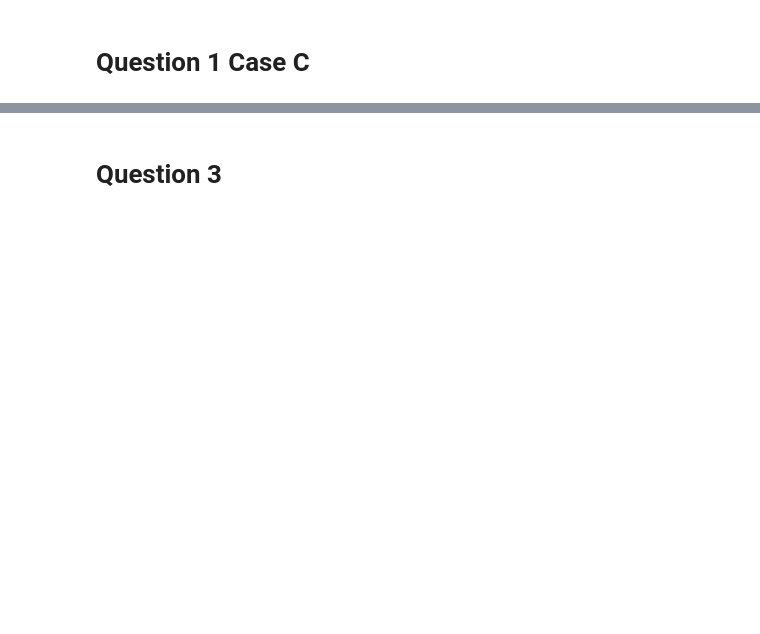
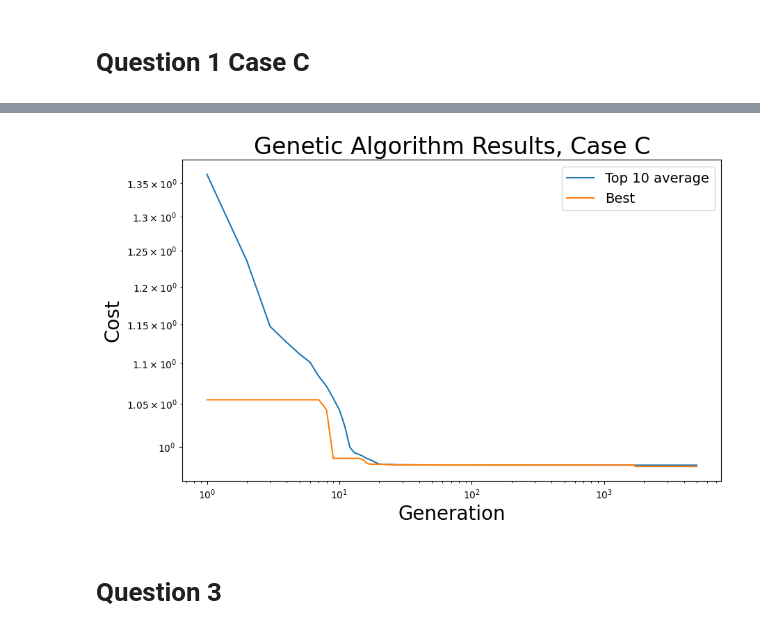
Before and after one commit to Manu123456789/Me244_Proj5, a Jupyter notebook: Project5/Hashin-Shtrikman_INCOMPLETE.ipynb, the cells around one changed output, grey strips where cells are left out. Cells and saved outputs as stored; diff of their text form; code cells hidden in the pictures; blank space fills up the shorter version.

```diff
--- a/Project5/Hashin-Shtrikman_INCOMPLETE.ipynb
+++ b/Project5/Hashin-Shtrikman_INCOMPLETE.ipynb
@@ -486,8 +532,8 @@ plt.show()
 # - Generate 180 new random strings
 
 ######## Step 8 ################
-a =
-b =
+a = np.random.uniform(-1/2, 3/2, size=(P, dv))
+b = np.random.uniform(-1/2, 3/2, size=(P, dv))
 ################################
 
 def caseC():
@@ -541,18 +587,18 @@ def caseC():
         ######## Step 9 ################
         # Select top parents P from Lambda to be breeders
         for p in range(0, P, 2):
-            phi1 =
-            phi2 =
+            phi1 = a[p, :]
+            phi2 = b[p, :]
             kid1 = phi1*Lambda[p, :] + (1-phi1)*Lambda[p+1, :]
             kid2 = phi2*Lambda[p, :] + (1-phi2)*Lambda[p+1, :]
 
             # Append offspring to Lambda
-            Lambda[ ,   :] = kid1
-            Lambda[ , :] = kid2
+            Lambda[P+p,   :] = kid1
+            Lambda[P+p+1, :] = kid2
 
             # Evaluate Offspring
-            cost[ ]   = Pi(Lambda[P+p, :])
-            cost[ ] = Pi(Lambda[P+p+1, :])
+            cost[P+p]   = Pi(Lambda[P+p, :])
+            cost[P+p+1] = Pi(Lambda[P+p+1, :])
         ################################
 
         # Randomly generate new design strings to fill th rest of the population
@@ -603,17 +667,20 @@ with open("caseC_results.pkl", "wb") as f:
 # %%
 # Plotting
 if 'caseC_results' not in globals():
     with open("caseC_results.pkl", "rb") as f:
         caseC_results = pickle.load(f)
 
 fig, ax = plt.subplots(figsize=(10,6))
-ax.plot(range(G), Pi_par_avg, label='top 10 avg')
-ax.plot(range(G), Pi_min, label="best ")
+generations = np.arange(1, G + 1)
+ax.loglog(generations, Pi_par_avg, label='Top 10 average')
+ax.loglog(generations, Pi_min, label='Best')
 plt.xlabel('Generation', fontsize= 20)
 plt.ylabel('Cost', fontsize=20)
 plt.title('Genetic Algorithm Results, Case C', fontsize = 24)
 plt.legend(fontsize = 14)
 plt.show()
+# %% [output]
+[figure, added]
 # %% [markdown]
 # Question 3
 # %%
```
Also changed, not shown: parts of 8 cells of this notebook, 3 other files.
